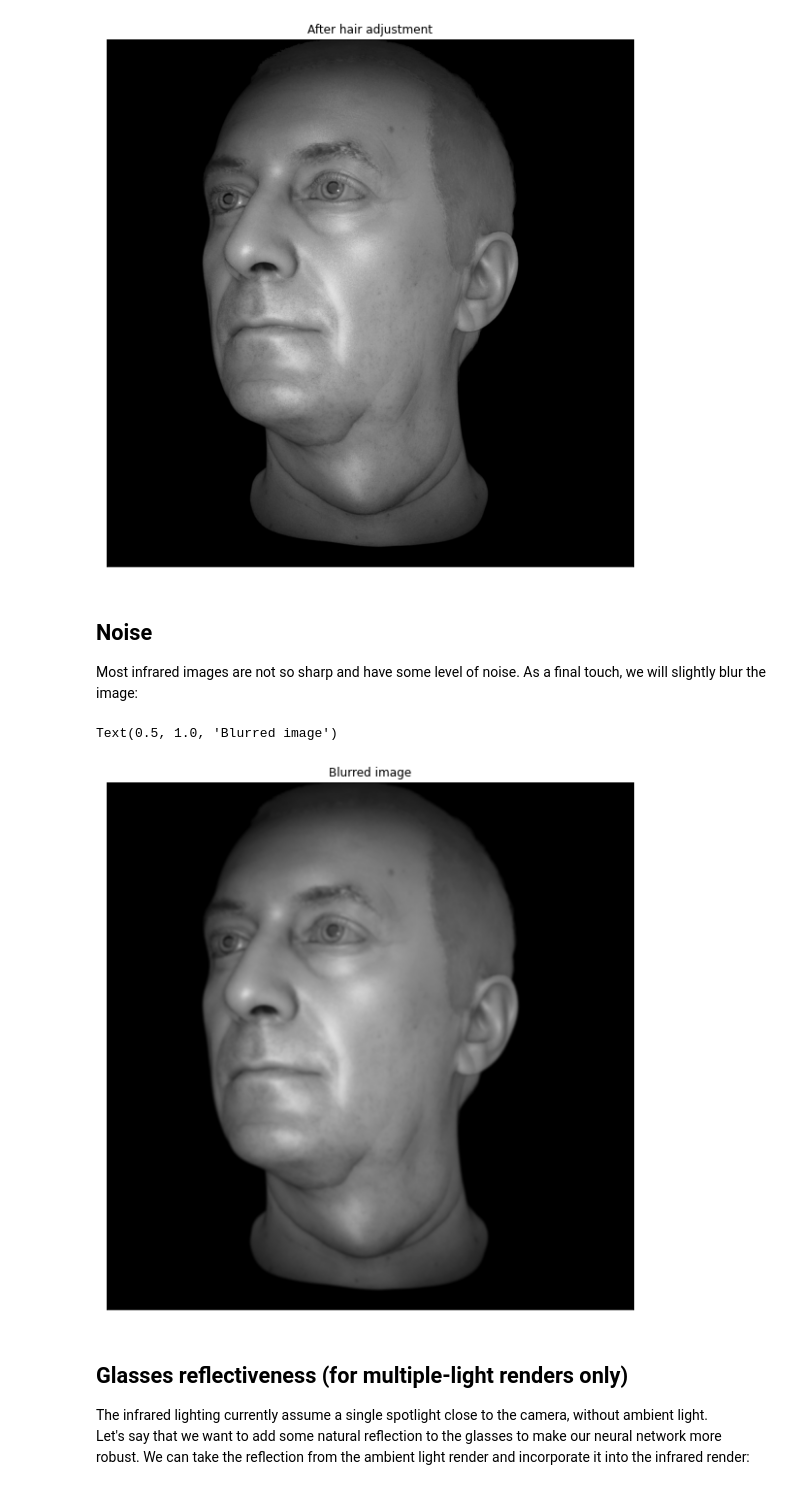
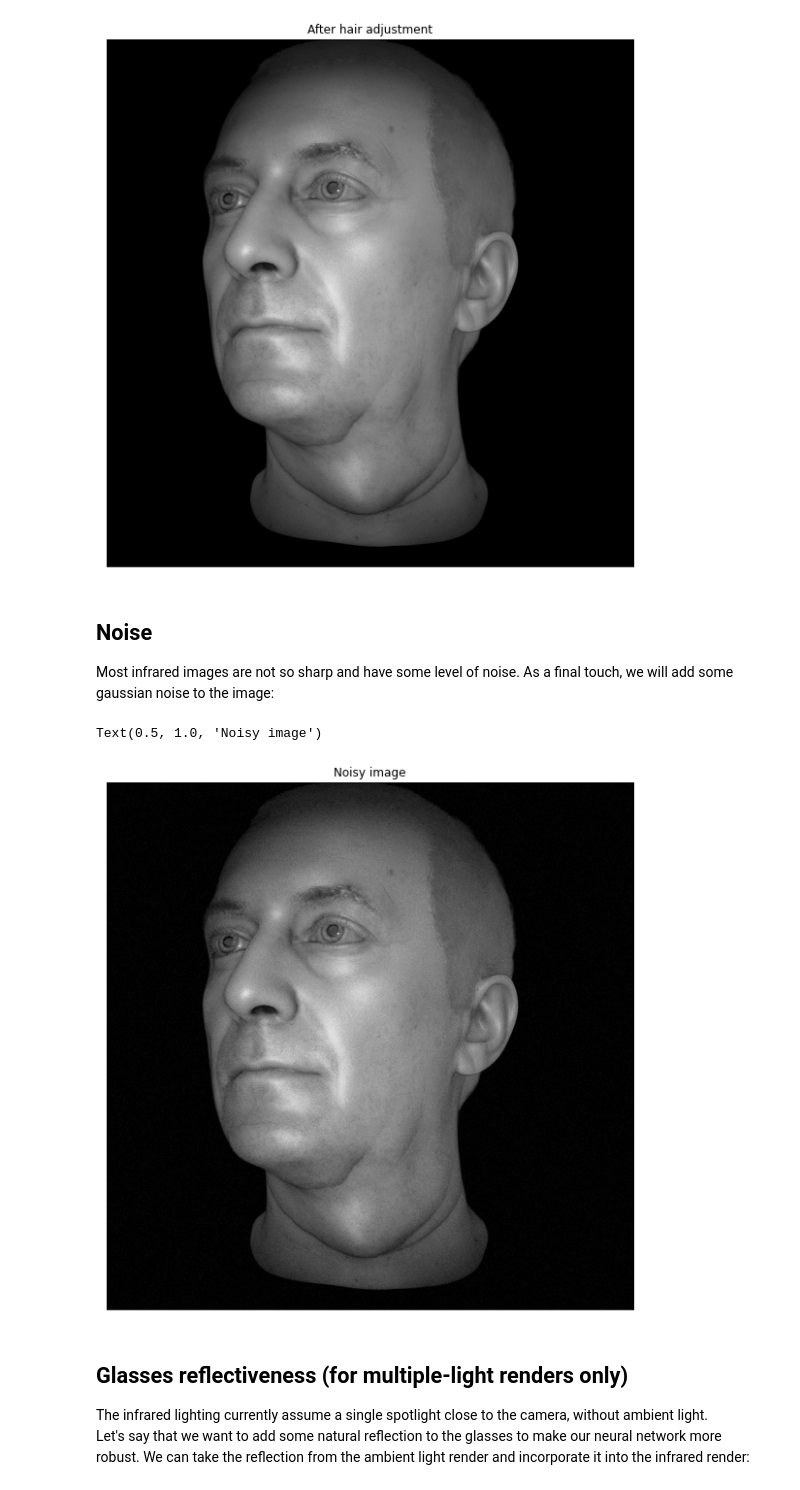
Before and after one commit to DatagenTech/dgutils, a Jupyter notebook: Notebooks/014_infrared.ipynb, the cells around one changed output. Cells and saved outputs as stored; diff of their text form; code cells hidden in the pictures.

Commit message:
Addde gaussian noise + elliptical rotation to IR

```diff
--- a/Notebooks/014_infrared.ipynb
+++ b/Notebooks/014_infrared.ipynb
@@ -32,7 +32,8 @@ from dghelpers import imshow
 random.seed(50354)
 np.random.seed(871)
 
-ds = datagen.load('../resources/faces_ir')
+ds = datagen.load('../resources/faces_ir/')
+
 dp = ds[0]
 # %% [markdown]
 ## Original render
@@ -190,8 +191,10 @@ def get_ellipse_mask(ellipse_keypoints, height, width):
     ell = EllipseModel()
     ell.estimate(ellipse_keypoints)
     xc, yc, a, b, theta = ell.params
+    theta = np.radians(theta)
     yy, xx = np.meshgrid(range(height), range(width))
-    in_ellipse = ((xx - xc) / a) ** 2 + ((yy - yc) / b) ** 2 < 1
+    in_ellipse = ((((xx - xc) * np.cos(theta) + (yy - yc) * np.sin(theta)) / a) ** 2
+    + (((xx - xc) * np.sin(theta) + (yy - yc) * np.cos(theta)) / b) ** 2) < 1
     return in_ellipse
 
 
@@ -283,15 +286,17 @@ Text(0.5, 1.0, 'After hair adjustment')
 [figure]
 # %% [markdown]
 ## Noise
-Most infrared images are not so sharp and have some level of noise. As a final touch, we will slightly blur the image:
+Most infrared images are not so sharp and have some level of noise. As a final touch, we will add some gaussian noise to the image:
 # %%
-img = gaussian_filter(img, sigma=2)
+sigma = 7
+gauss = np.random.normal(0, sigma, img.shape[:2])
+img = np.clip(img + gauss[..., None], 0, 255).astype(np.uint8)
 
 imshow(img)
-plt.title('Blurred image')
+plt.title('Noisy image')
 # %% [output]
-Text(0.5, 1.0, 'Blurred image')
+Text(0.5, 1.0, 'Noisy image')
-[figure, old version]
+[figure, new version]
 # %% [markdown]
 ## Glasses reflectiveness (for multiple-light renders only)
 The infrared lighting currently assume a single spotlight close to the camera, without ambient light.<br>
```
